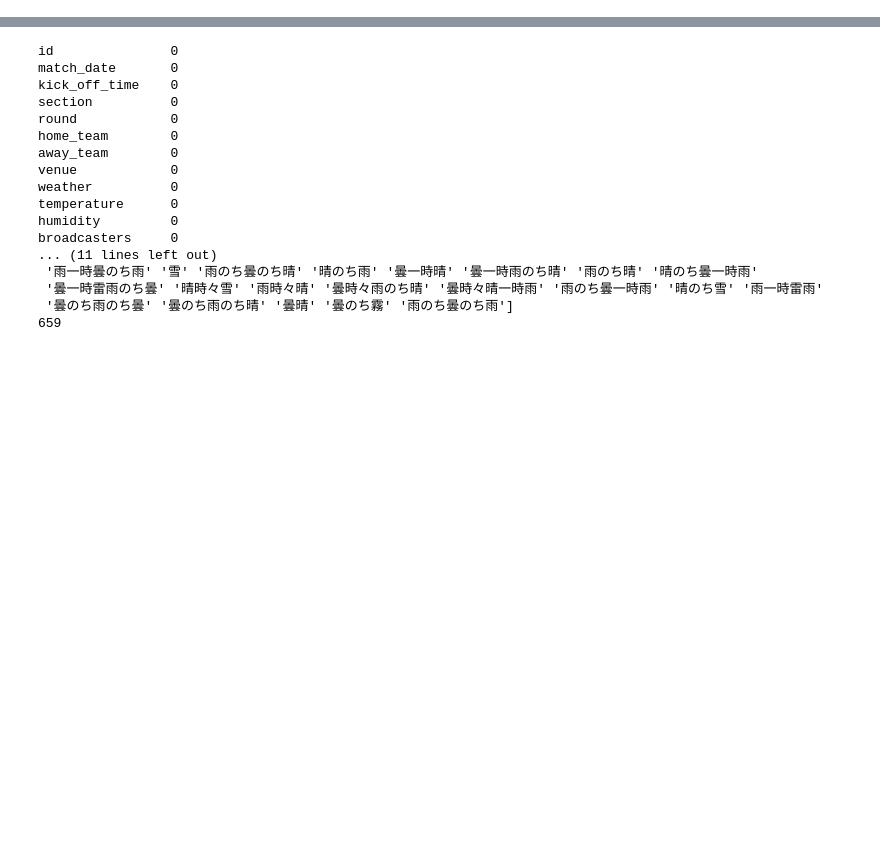
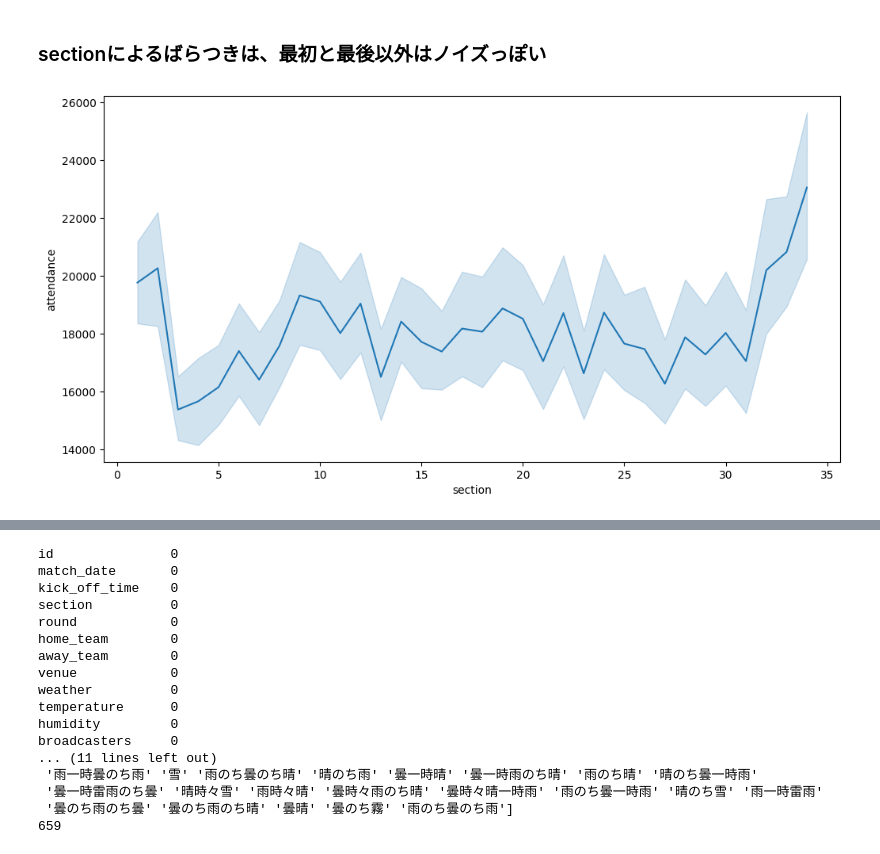
Before and after one commit to NaohiroKobayashi/my_stock, a Jupyter notebook: jLeague/EDA.ipynb, the cells around one changed output, grey strips where cells are left out. Cells and saved outputs as stored; diff of their text form; code cells hidden in the pictures; blank space fills up the shorter version.

```diff
--- a/jLeague/EDA.ipynb
+++ b/jLeague/EDA.ipynb
@@ -28,0 +90,9 @@ train_df
+# %% [markdown]
+### sectionによるばらつきは、最初と最後以外はノイズっぽい
+# %%
+# sectionごとの平均attendanceをplot
+plt.figure(figsize=(12, 6))
+sns.lineplot(x='section', y='attendance', data=train_clean)
+plt.show()
+# %% [output]
+[figure, added]
```
Also changed, not shown: parts of 16 cells of this notebook.
